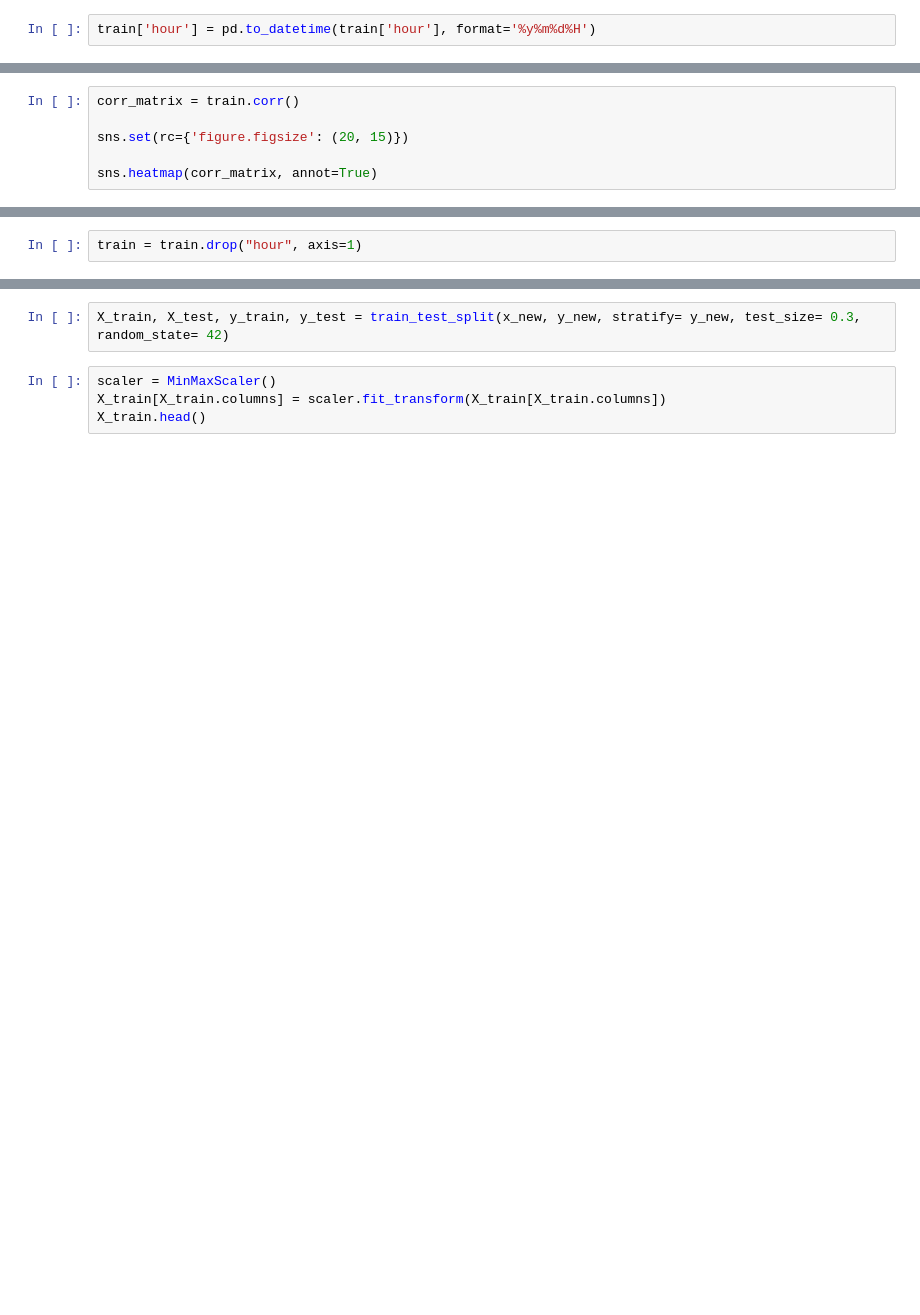
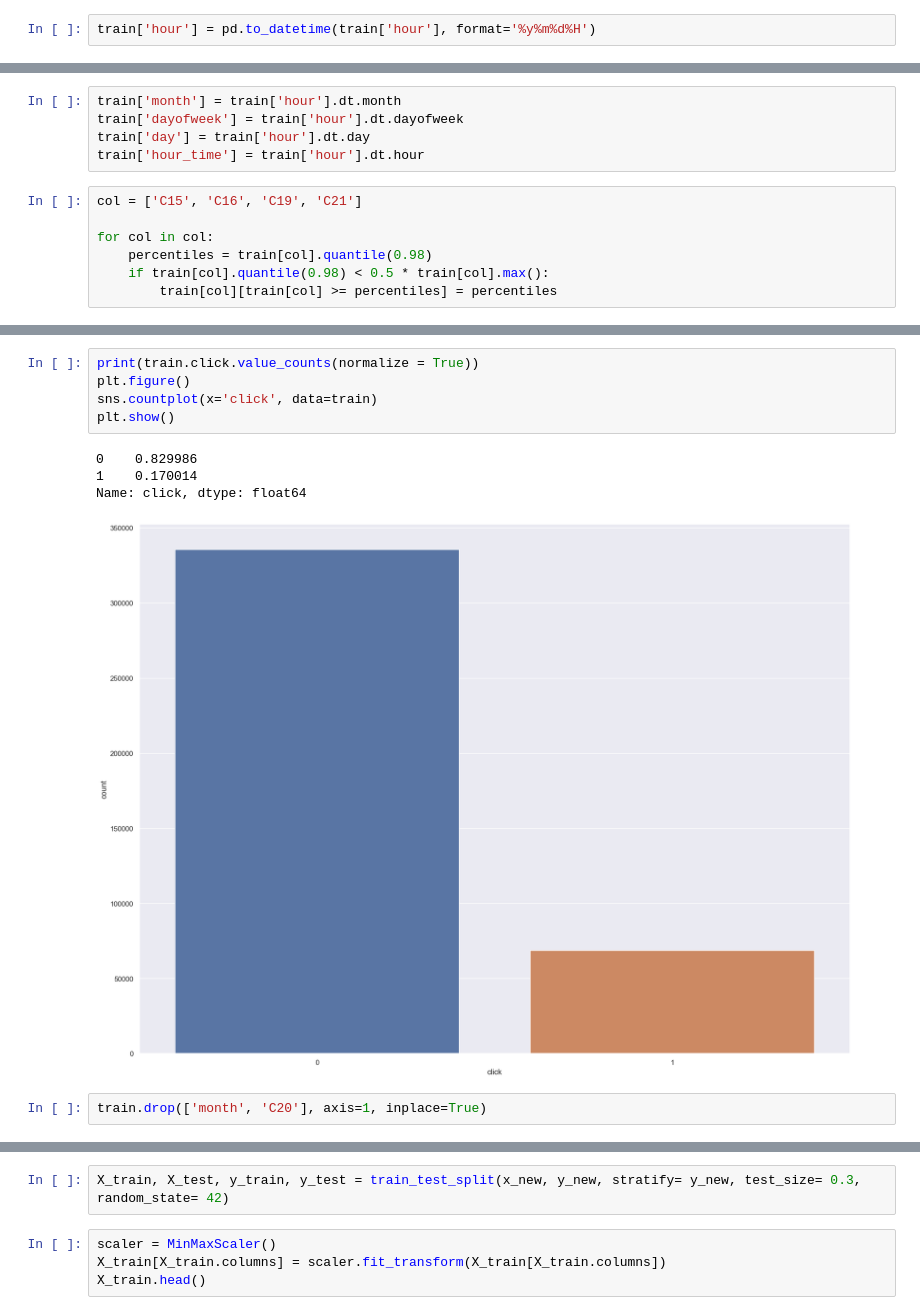
Before and after one commit to D1ffic00lt/ai-algorithms, a Jupyter notebook: ctr/ctr.ipynb, the cells around one changed output, grey strips where cells are left out. Saved outputs shown, nothing was run; the diff lists cells and outputs as text; blank space fills up the shorter version.

```diff
--- a/ctr/ctr.ipynb
+++ b/ctr/ctr.ipynb
@@ -111,6 +36,0 @@ weighted avg       0.80      0.83      0.77    101073
-# %%
-corr_matrix = train.corr()
-
-sns.set(rc={'figure.figsize': (20, 15)})
-
-sns.heatmap(corr_matrix, annot=True)
@@ -120,2 +36,0 @@ sns.heatmap(corr_matrix, annot=True)
-# %%
-train = train.drop("hour", axis=1)
@@ -360,0 +37,12 @@ Resampled dataset shape Counter({1: 335801, 0: 335801})
+# %%
+train['month'] = train['hour'].dt.month
+train['dayofweek'] = train['hour'].dt.dayofweek
+train['day'] = train['hour'].dt.day
+train['hour_time'] = train['hour'].dt.hour
+# %%
+col = ['C15', 'C16', 'C19', 'C21']
+
+for col in col:
+    percentiles = train[col].quantile(0.98)
+    if train[col].quantile(0.98) < 0.5 * train[col].max():
+        train[col][train[col] >= percentiles] = percentiles
@@ -360,0 +72,12 @@ Resampled dataset shape Counter({1: 335801, 0: 335801})
+# %%
+print(train.click.value_counts(normalize = True))
+plt.figure()
+sns.countplot(x='click', data=train)
+plt.show()
+# %% [output]
+0    0.829986
+1    0.170014
+Name: click, dtype: float64
+[figure, added]
+# %%
+train.drop(['month', 'C20'], axis=1, inplace=True)
```
Also changed, not shown: parts of 73 cells of this notebook.
